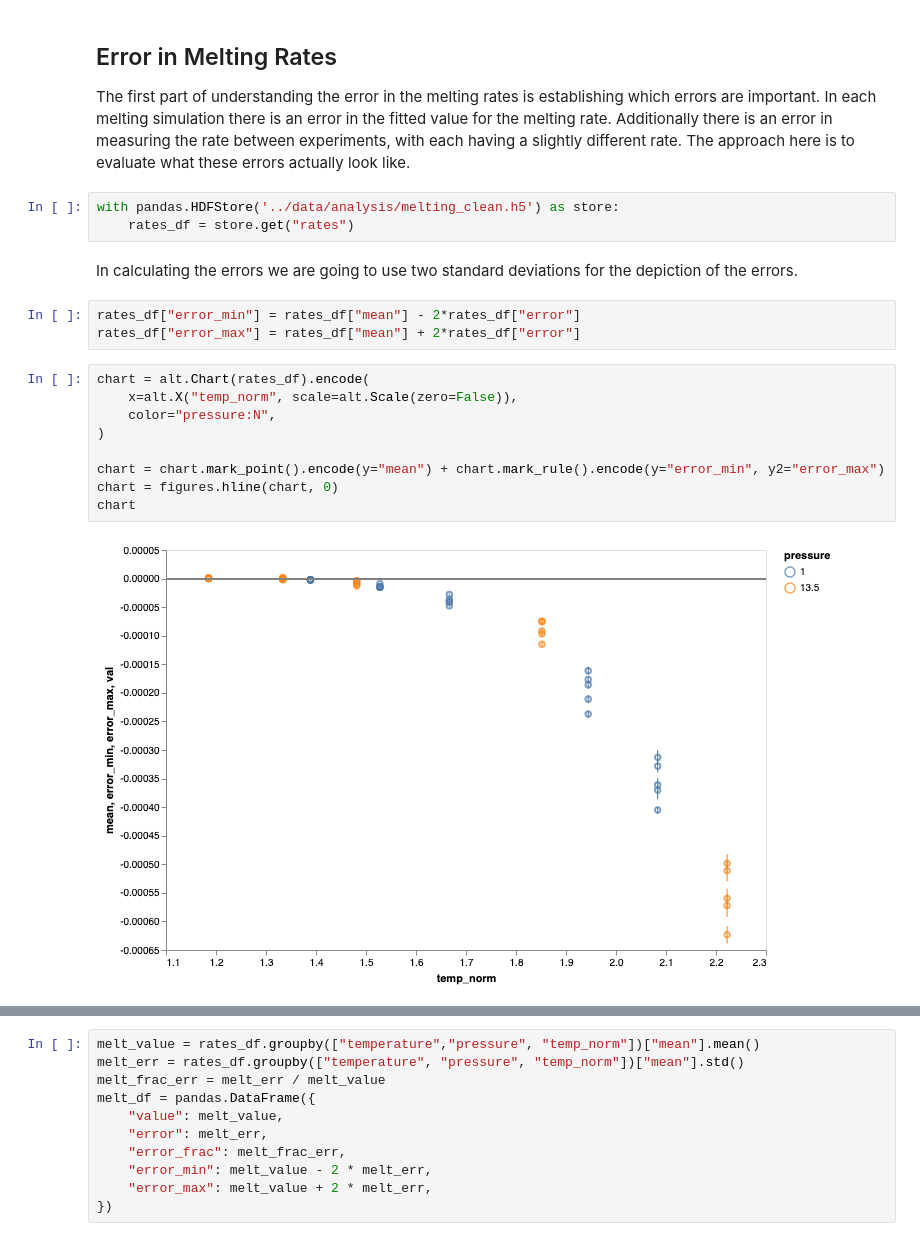
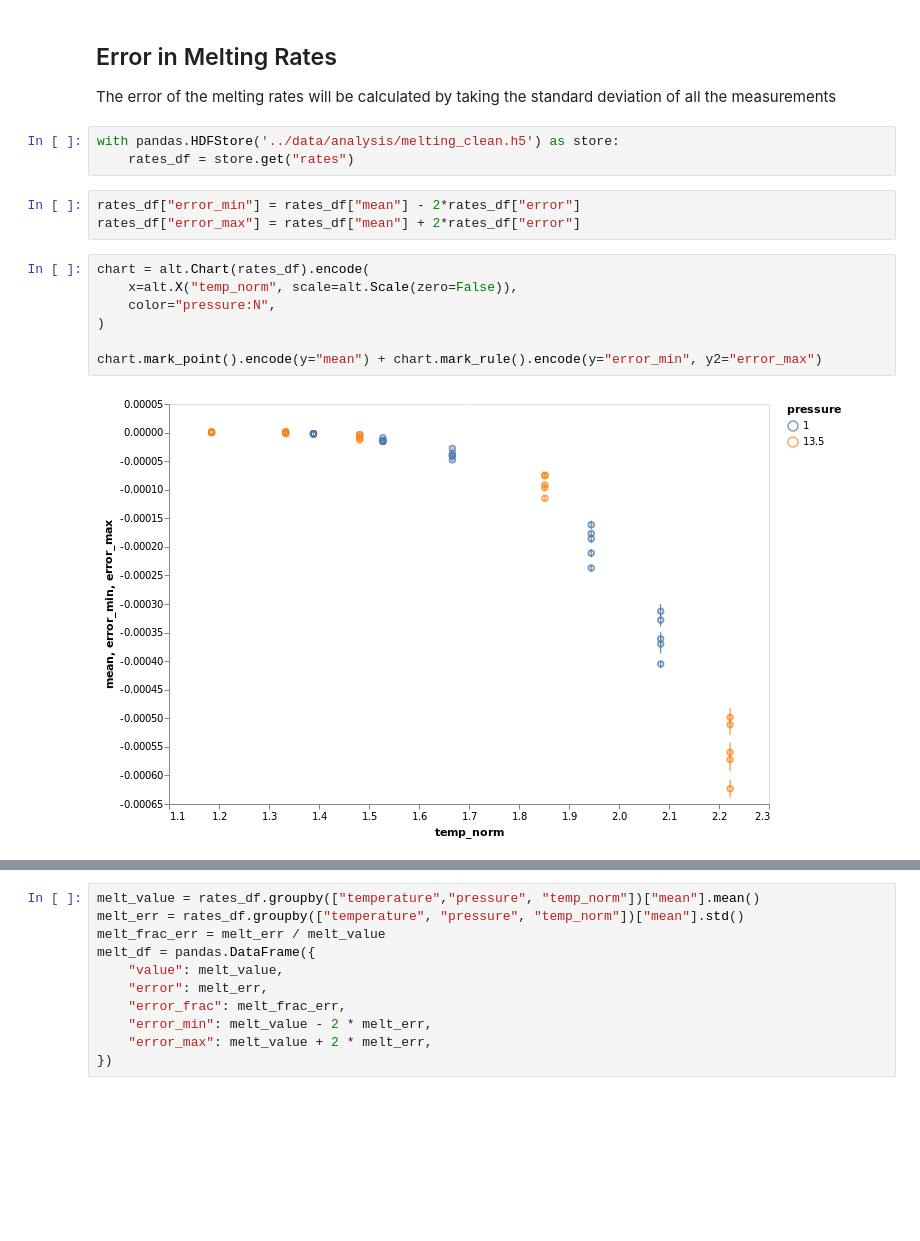
Before and after one commit to malramsay64/Crystal_Melting, a Jupyter notebook: notebooks/12_melting_errors.ipynb, the cells around one changed output, grey strips where cells are left out. Drawn from its saved outputs; the diff is of its cells as text; blank space fills up the shorter version.

```diff
--- a/notebooks/12_melting_errors.ipynb
+++ b/notebooks/12_melting_errors.ipynb
@@ -16,34 +15,23 @@ sys.path.append("../src")
 import figures
 
 figures.use_my_theme()
-# %% [markdown]
-## Error in Melting Rates
-
-The first part of understanding the error in the melting rates
-is establishing which errors are important.
-In each melting simulation there is an error
-in the fitted value for the melting rate.
-Additionally there is an error
-in measuring the rate between experiments,
-with each having a slightly different rate.
-The approach here is to evaluate what these errors actually look like.
+# %% [markdown]
+## Error in Melting Rates
+
+The error of the melting rates will be calculated
+by taking the standard deviation of all the measurements
 # %%
 with pandas.HDFStore('../data/analysis/melting_clean.h5') as store:
     rates_df = store.get("rates")
-# %% [markdown]
-In calculating the errors we are going to use
-two standard deviations for the depiction of the errors.
 # %%
 rates_df["error_min"] = rates_df["mean"] - 2*rates_df["error"]
 rates_df["error_max"] = rates_df["mean"] + 2*rates_df["error"]
 # %%
 chart = alt.Chart(rates_df).encode(
     x=alt.X("temp_norm", scale=alt.Scale(zero=False)),
     color="pressure:N",
 )
 
-chart = chart.mark_point().encode(y="mean") + chart.mark_rule().encode(y="error_min", y2="error_max")
-chart = figures.hline(chart, 0)
-chart
+chart.mark_point().encode(y="mean") + chart.mark_rule().encode(y="error_min", y2="error_max")
 # %% [output]
-[figure, old version]
+[figure, new version]
```
Also changed, not shown: parts of 18 cells of this notebook.
